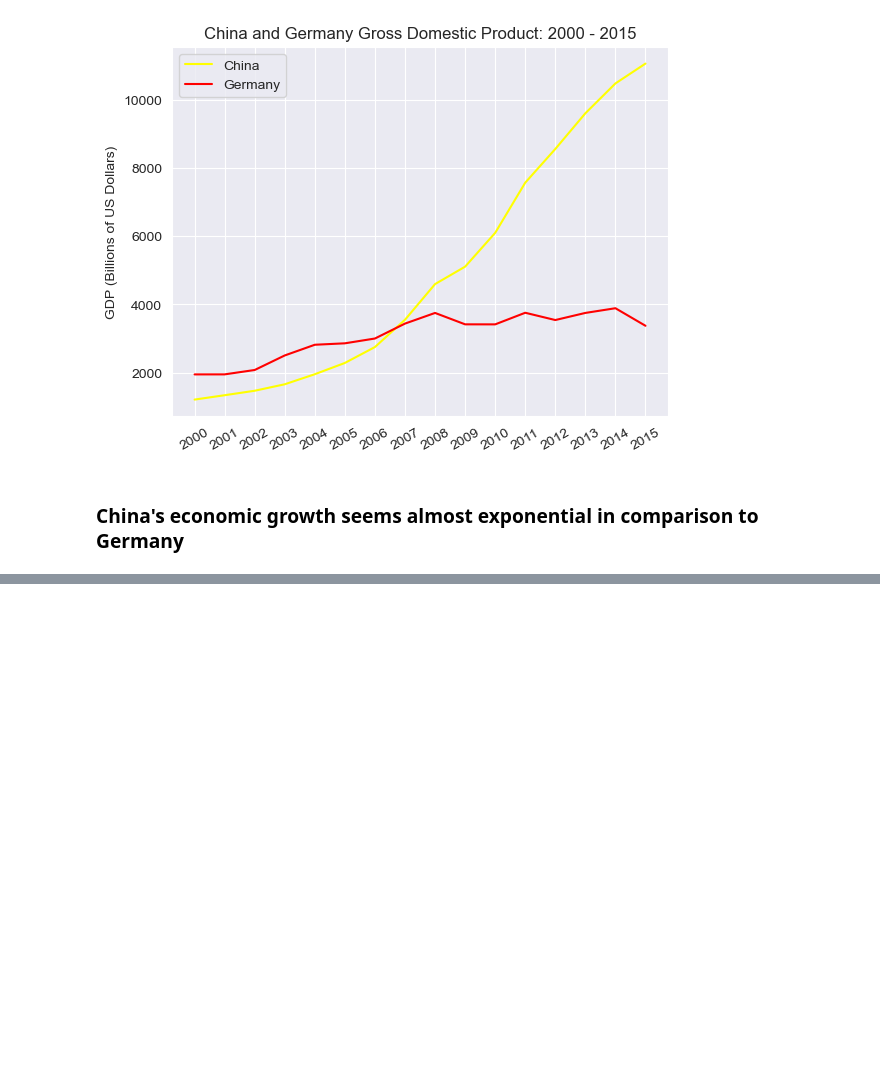
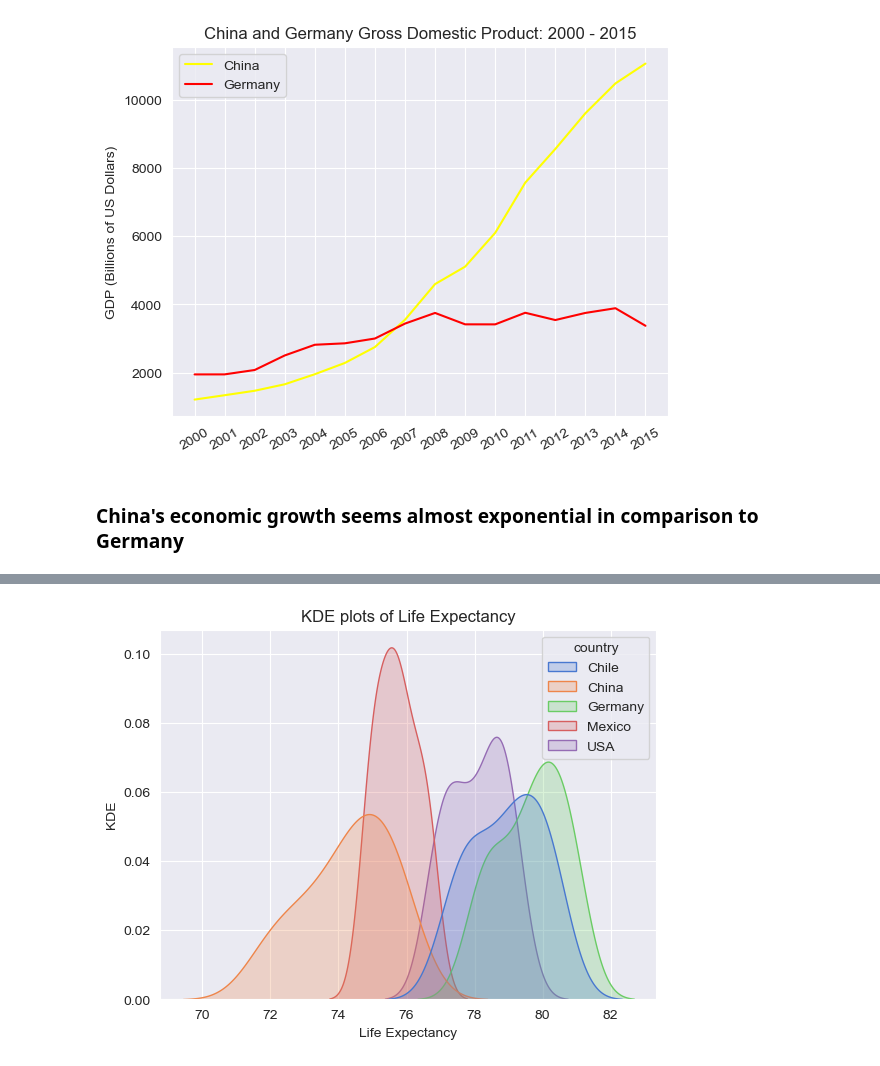
Before and after one commit to pineapple-bois/Life-Expectancy-and-GDP, a Jupyter notebook: life_expectancy_gdp.ipynb, the cells around one changed output, grey strips where cells are left out. Saved outputs shown, nothing was run; the diff lists cells and outputs as text; code cells hidden in the pictures; blank space fills up the shorter version.

```diff
--- a/life_expectancy_gdp.ipynb
+++ b/life_expectancy_gdp.ipynb
@@ -195,0 +218,8 @@ plt.show()
+# %%
+sns.kdeplot(data=who_data.iloc[:80], x=who_data.life_expectancy.iloc[:80], hue=who_data.country.iloc[:80], palette='muted', fill=True)
+plt.title("KDE plots of Life Expectancy")
+plt.xlabel("Life Expectancy")
+plt.ylabel("KDE")
+plt.show()
+# %% [output]
+[figure, added]
```
Also changed, not shown: parts of 8 cells of this notebook.
